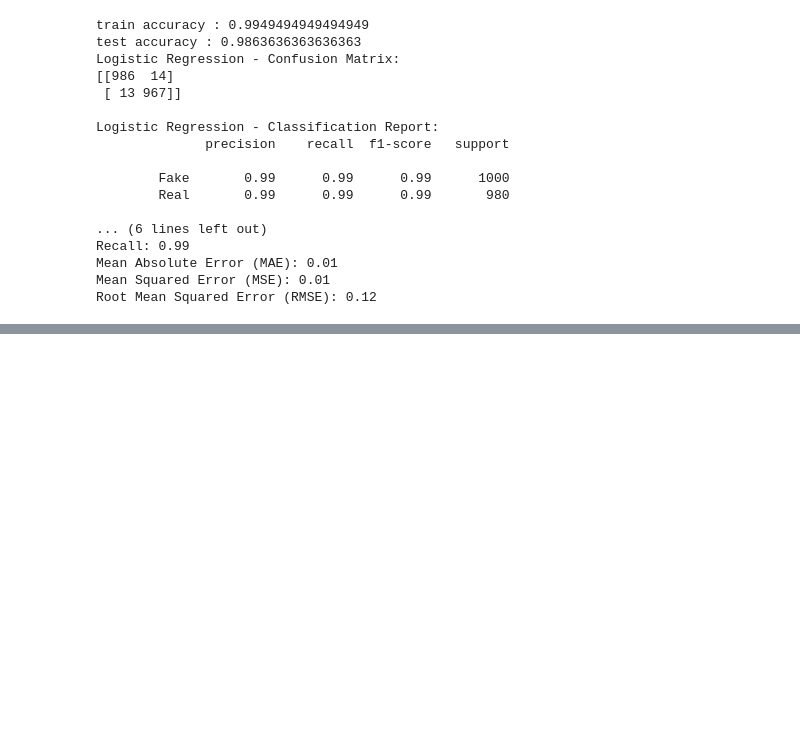
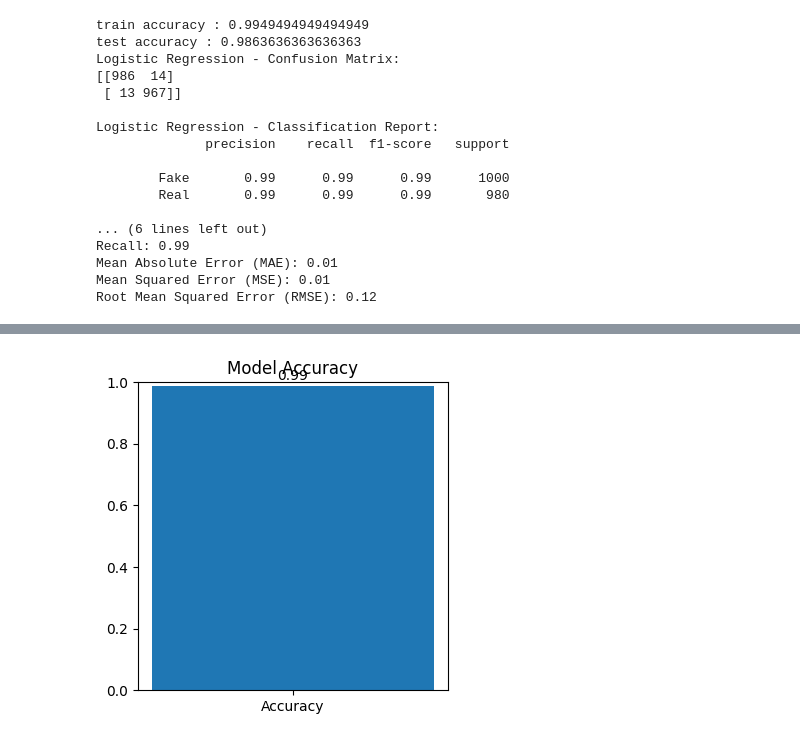
Before and after one commit to Abdelrahman4542/fake_and_real_news, a Jupyter notebook: fake_and_real_news.ipynb, the cells around one changed output, grey strips where cells are left out. Cells and saved outputs as stored; diff of their text form; code cells hidden in the pictures; blank space fills up the shorter version.

```diff
--- a/fake_and_real_news.ipynb
+++ b/fake_and_real_news.ipynb
@@ -204,0 +222,14 @@ Root Mean Squared Error (RMSE): 0.12
+# %%
+accuracy = accuracy_score(Y_test, test_y_pred)
+
+plt.figure(figsize=(4,4))
+plt.bar(['Accuracy'], [accuracy])
+plt.ylim(0,1)
+
+plt.title('Model Accuracy')
+
+plt.text(0, accuracy + 0.02, f"{accuracy:.2f}", ha='center')
+
+plt.show()
+# %% [output]
+[figure, added]
```
Also changed, not shown: parts of 3 cells of this notebook.
